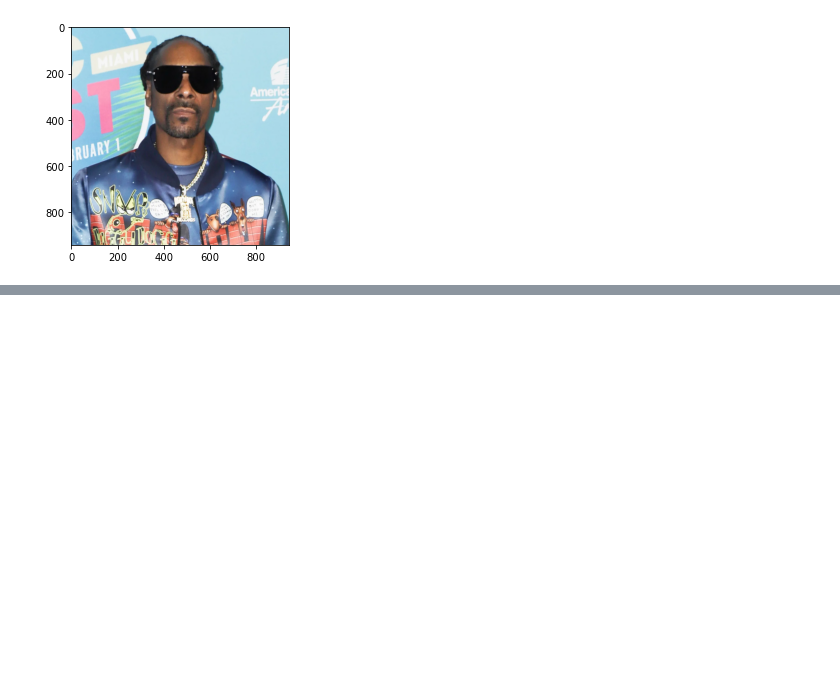
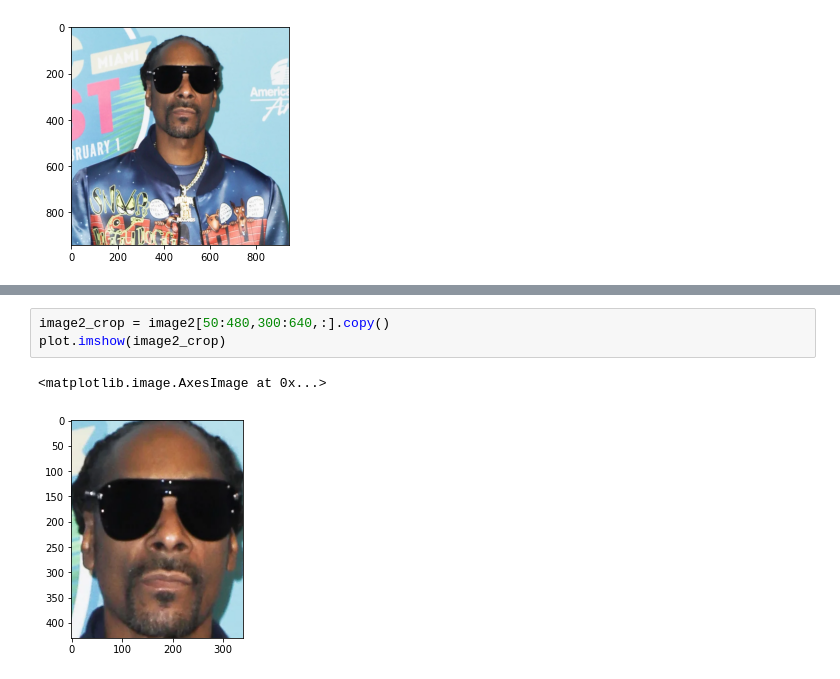
Before and after one commit to Rohan-jerry/opencv_practical, a Jupyter notebook: Task-4.ipynb, the cells around one changed output, grey strips where cells are left out. Drawn from its saved outputs; the diff is of its cells as text; blank space fills up the shorter version.

```diff
--- a/Task-4.ipynb
+++ b/Task-4.ipynb
@@ -123,0 +136,6 @@ image1_crop = image1[]
+# %%
+image2_crop = image2[50:480,300:640,:].copy()
+plot.imshow(image2_crop)
+# %% [output]
+<matplotlib.image.AxesImage at 0x...>
+[figure, added]
```
Also changed, not shown: parts of 15 cells of this notebook.
